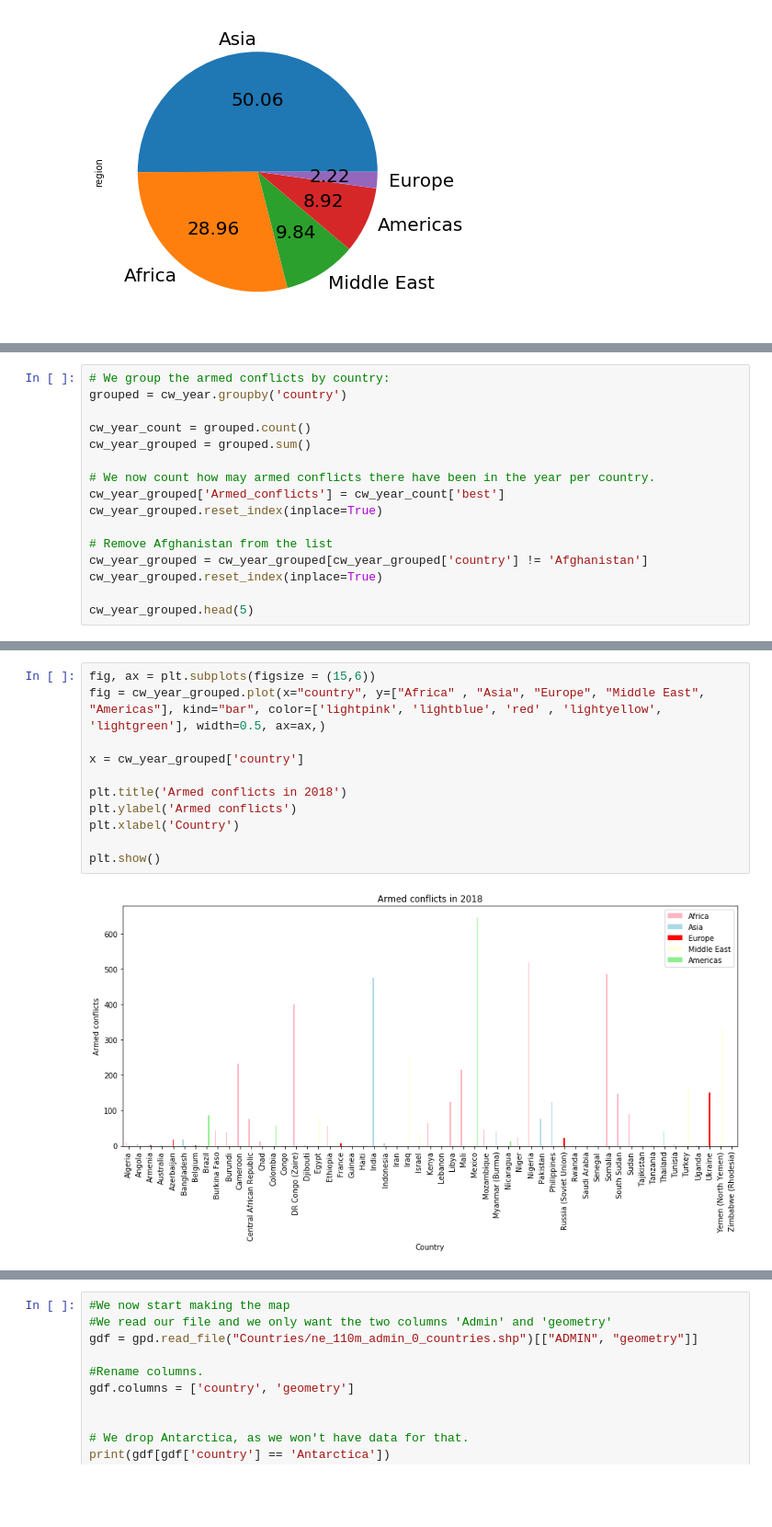
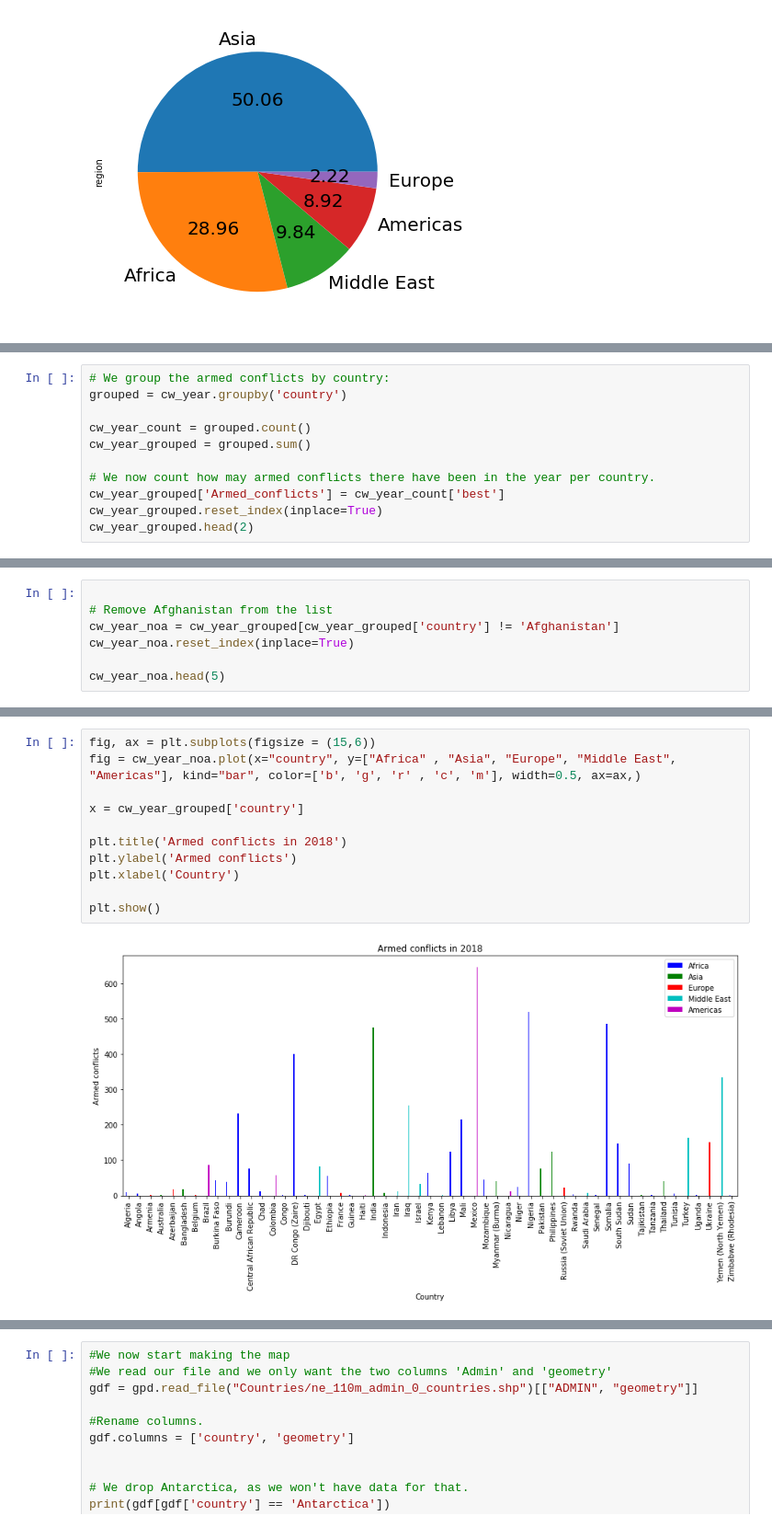
Before and after one commit to NumEconCopenhagen/projects-2020-syntaxerror, a Jupyter notebook: dataproject/Armed_conflicts_dataproject.ipynb, the cells around one changed output, grey strips where cells are left out. Shown at 92% size. Drawn from its saved outputs; the diff is of its cells as text; blank space fills up the shorter version.

```diff
--- a/dataproject/Armed_conflicts_dataproject.ipynb
+++ b/dataproject/Armed_conflicts_dataproject.ipynb
@@ -83,10 +87,5 @@ cw_year_grouped = grouped.sum()
 # We now count how may armed conflicts there have been in the year per country.
 cw_year_grouped['Armed_conflicts'] = cw_year_count['best']
 cw_year_grouped.reset_index(inplace=True)
-
-# Remove Afghanistan from the list
-cw_year_grouped = cw_year_grouped[cw_year_grouped['country'] != 'Afghanistan']
-cw_year_grouped.reset_index(inplace=True)
-
-cw_year_grouped.head(5)
+cw_year_grouped.head(2)
 # %% [output]
@@ -98,0 +95,7 @@ cw_year_grouped.head(5)
+# %%
+
+# Remove Afghanistan from the list
+cw_year_noa = cw_year_grouped[cw_year_grouped['country'] != 'Afghanistan']
+cw_year_noa.reset_index(inplace=True)
+
+cw_year_noa.head(5)
@@ -99,13 +109,13 @@ cw_year_grouped.head(5)
 # %%
 fig, ax = plt.subplots(figsize = (15,6))
-fig = cw_year_grouped.plot(x="country", y=["Africa" , "Asia", "Europe", "Middle East", "Americas"], kind="bar", color=['lightpink', 'lightblue', 'red' , 'lightyellow', 'lightgreen'], width=0.5, ax=ax,)
+fig = cw_year_noa.plot(x="country", y=["Africa" , "Asia", "Europe", "Middle East", "Americas"], kind="bar", color=['b', 'g', 'r' , 'c', 'm'], width=0.5, ax=ax,)
 
 x = cw_year_grouped['country']
 
 plt.title('Armed conflicts in 2018')
 plt.ylabel('Armed conflicts')
 plt.xlabel('Country')
 
 plt.show()
 # %% [output]
-[figure, old version]
+[figure, new version]
```
Also changed, not shown: parts of 8 cells of this notebook, 2 other files.
